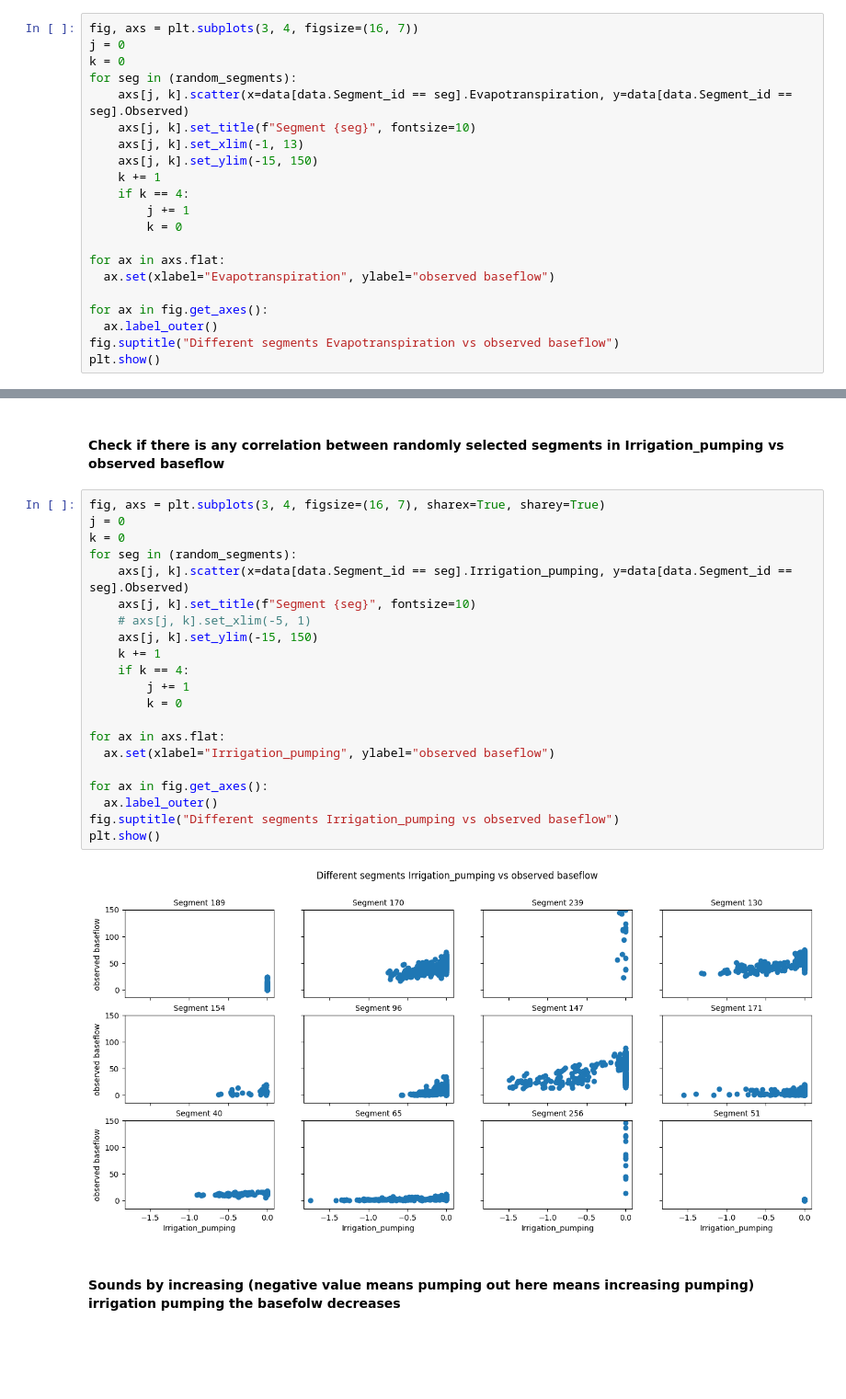
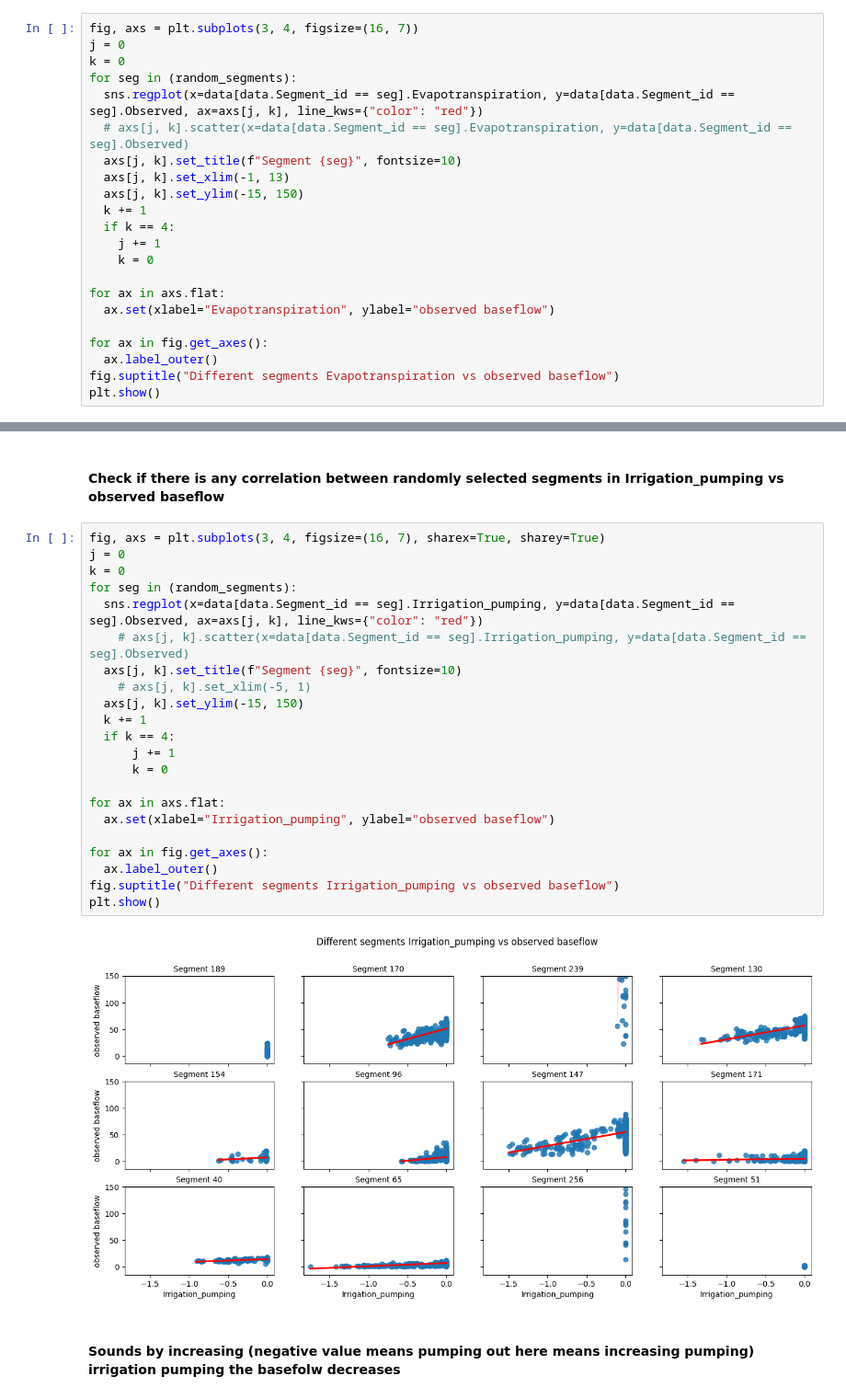
Before and after one commit to sadrajafari/cs6830_project6, a Jupyter notebook: project6.ipynb, the cells around one changed output, grey strips where cells are left out. Shown at 92% size. Drawn from its saved outputs; the diff is of its cells as text; blank space fills up the shorter version.

```diff
--- a/project6.ipynb
+++ b/project6.ipynb
@@ -256,14 +258,15 @@ fig, axs = plt.subplots(3, 4, figsize=(16, 7))
 j = 0
 k = 0
 for seg in (random_segments):
-    axs[j, k].scatter(x=data[data.Segment_id == seg].Evapotranspiration, y=data[data.Segment_id == seg].Observed)
-    axs[j, k].set_title(f"Segment {seg}", fontsize=10)
-    axs[j, k].set_xlim(-1, 13)
-    axs[j, k].set_ylim(-15, 150)
-    k += 1
-    if k == 4:
-        j += 1
-        k = 0
+  sns.regplot(x=data[data.Segment_id == seg].Evapotranspiration, y=data[data.Segment_id == seg].Observed, ax=axs[j, k], line_kws={"color": "red"})
+  # axs[j, k].scatter(x=data[data.Segment_id == seg].Evapotranspiration, y=data[data.Segment_id == seg].Observed)
+  axs[j, k].set_title(f"Segment {seg}", fontsize=10)
+  axs[j, k].set_xlim(-1, 13)
+  axs[j, k].set_ylim(-15, 150)
+  k += 1
+  if k == 4:
+    j += 1
+    k = 0
 
 for ax in axs.flat:
   ax.set(xlabel="Evapotranspiration", ylabel="observed baseflow")
@@ -281,26 +284,27 @@ plt.show()
 # %%
 fig, axs = plt.subplots(3, 4, figsize=(16, 7), sharex=True, sharey=True)
 j = 0
 k = 0
 for seg in (random_segments):
-    axs[j, k].scatter(x=data[data.Segment_id == seg].Irrigation_pumping, y=data[data.Segment_id == seg].Observed)
-    axs[j, k].set_title(f"Segment {seg}", fontsize=10)
+  sns.regplot(x=data[data.Segment_id == seg].Irrigation_pumping, y=data[data.Segment_id == seg].Observed, ax=axs[j, k], line_kws={"color": "red"})
+    # axs[j, k].scatter(x=data[data.Segment_id == seg].Irrigation_pumping, y=data[data.Segment_id == seg].Observed)
+  axs[j, k].set_title(f"Segment {seg}", fontsize=10)
     # axs[j, k].set_xlim(-5, 1)
-    axs[j, k].set_ylim(-15, 150)
-    k += 1
-    if k == 4:
-        j += 1
-        k = 0
+  axs[j, k].set_ylim(-15, 150)
+  k += 1
+  if k == 4:
+      j += 1
+      k = 0
 
 for ax in axs.flat:
   ax.set(xlabel="Irrigation_pumping", ylabel="observed baseflow")
 
 for ax in fig.get_axes():
   ax.label_outer()
 fig.suptitle("Different segments Irrigation_pumping vs observed baseflow")
 plt.show()
 # %% [output]
-[figure, old version]
+[figure, new version]
 # %% [markdown]
 #### Sounds by increasing (negative value means pumping out here means increasing pumping) irrigation pumping the basefolw decreases
 # %% [markdown]
```
Also changed, not shown: parts of 5 cells of this notebook.
